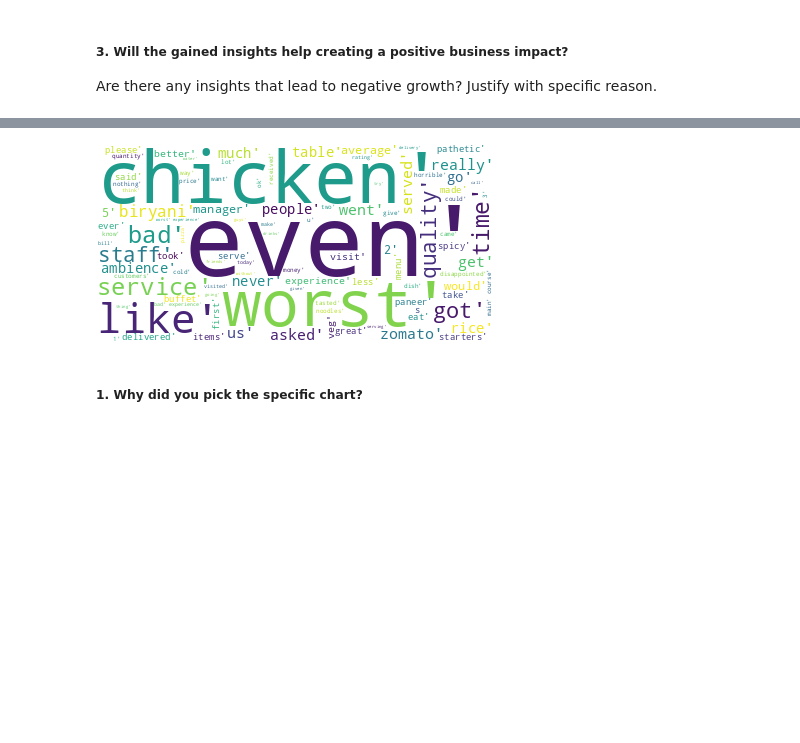
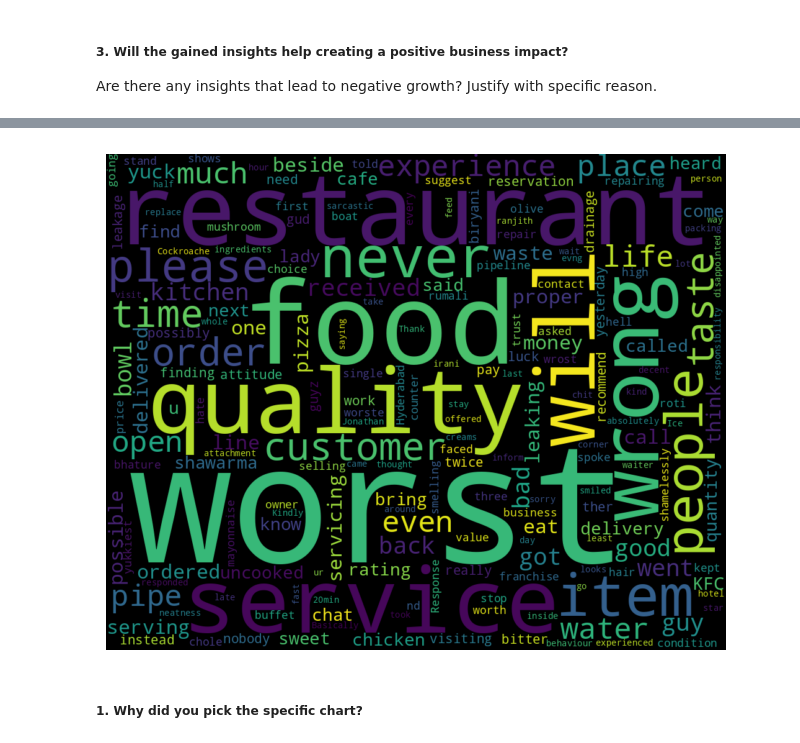
Before and after one commit to riyapatelrp/Zomato-Restaurant-Clustering-, a Jupyter notebook: Zomato_Restaurant_Clustering_&_Sentiment_Analysis.ipynb, the cells around one changed output, grey strips where cells are left out. Saved outputs shown, nothing was run; the diff lists cells and outputs as text; code cells hidden in the pictures; blank space fills up the shorter version.

```diff
--- a/Zomato_Restaurant_Clustering_&_Sentiment_Analysis.ipynb
+++ b/Zomato_Restaurant_Clustering_&_Sentiment_Analysis.ipynb
@@ -967,0 +986,5 @@ memory usage: 1.1+ MB
+# %%
+# creating new variable review length
+reviews_df['Review'] = reviews_df['Review'].astype(str)
+reviews_df['Review_length'] = reviews_df['Review'].apply(len)
+reviews_df.head(2)
@@ -967,0 +995,5 @@ memory usage: 1.1+ MB
+# %%
+# creating new column named polarity for the sentiment analysis
+from textblob import TextBlob
+reviews_df['Polarity'] = reviews_df['Review'].astype(str).apply(lambda x: TextBlob(x).sentiment.polarity)
+reviews_df.head(2)
@@ -1106,20 +1148,0 @@ common_word
-# %%
-import re
-reviews_df['Review'] = reviews_df['Review'].map(lambda x: re.sub('[,\.!?]',     #Search for all non-letters
-                                                                '',             # Replace all non-letters with spaces
-                                                                str(x)))        # Column and row to search
-reviews_df['Review'] = reviews_df['Review'].map(lambda x: x.lower())
-reviews_df['Review'] = reviews_df['Review'].map(lambda x: x.split())
-reviews_df['Review'] = reviews_df['Review'].apply(lambda x: [item for item in x if item not in stop_words])
-reviews_df['Review'] = reviews_df['Review'].apply(lambda x: [item for item in x if item not in common_word])
-# %%
-# Wordcloud for review column
-reviews_df['Review'] = reviews_df['Review'].astype(str)
-
-ps = PorterStemmer()
-reviews_df['Review']=reviews_df['Review'].map(lambda x: ps.stem(x))
-long_string = ','.join(list(reviews_df['Review'].values))
-long_string
-wordcloud = WordCloud(background_color="white", max_words=100, contour_width=3, contour_color='steelblue')
-wordcloud.generate(long_string)
-wordcloud.to_image()
@@ -1147,12 +1196,21 @@ wordcloud.to_image()
 # %%
 # Wordcloud for Negetive Reviews
-long_string = ','.join(list(neg_reviews['Review'].values))
+
+plt.figure(figsize=(8,8))
+
+long_string = " ".join(name for name in neg_reviews.sort_values('Review',ascending=False).Review[:30])
 long_string
-wordcloud = WordCloud(background_color="white", max_words=100, contour_width=3, contour_color='steelblue')
+
+wordcloud = WordCloud(width = 1000, height = 800, collocations = False, background_color = 'black')
 wordcloud.generate(long_string)
-wordcloud.to_image()
+
+plt.imshow(wordcloud, interpolation='bilinear')
+
+plt.axis("off")
+
+plt.show()
 # %% [output]
-[figure, old version]
+[figure, new version]
 # %% [markdown]
 ##### 1. Why did you pick the specific chart?
 # %% [markdown]
```
Also changed, not shown: parts of 191 cells of this notebook.
